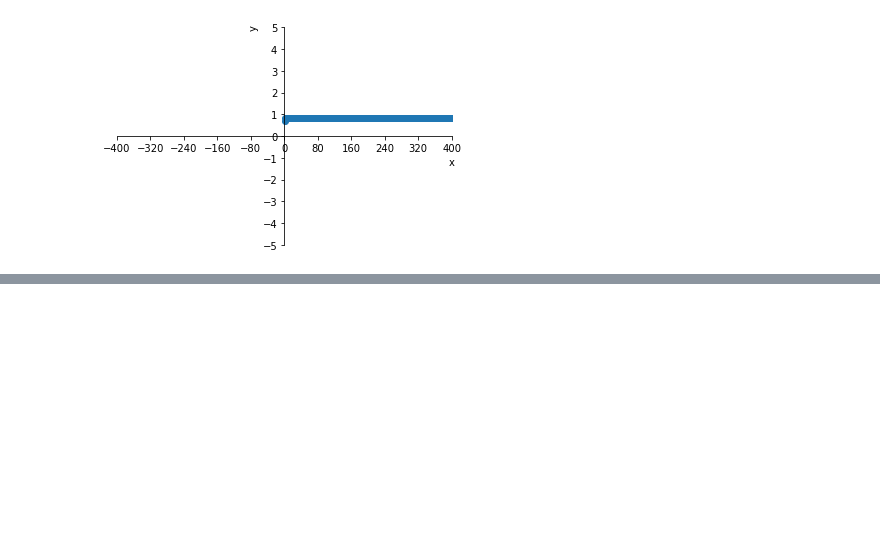
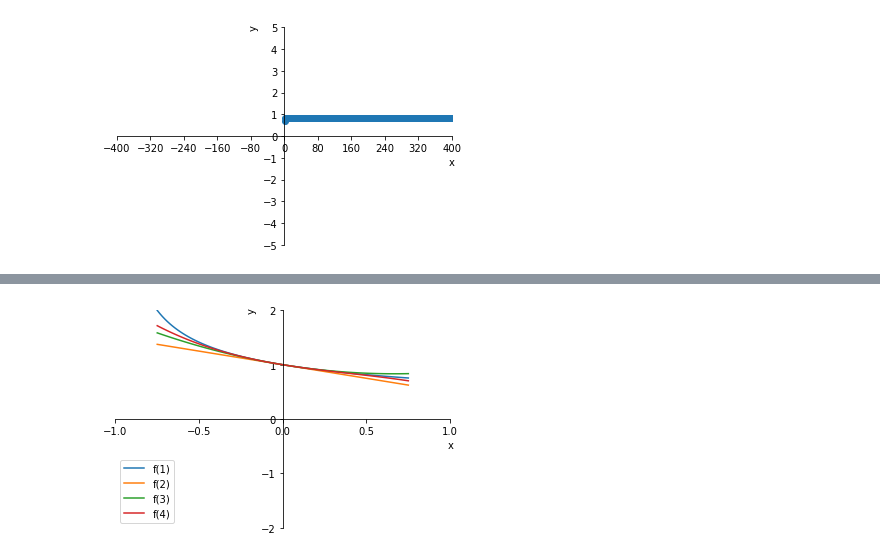
Before and after one commit to Zhurp2020/NLP-from-scratch, a Jupyter notebook: Thomas Calculus/Chapter 10 code.ipynb, the cells around one changed output, grey strips where cells are left out. Saved outputs shown, nothing was run; the diff lists cells and outputs as text; code cells hidden in the pictures; blank space fills up the shorter version.

```diff
--- a/Thomas Calculus/Chapter 10 code.ipynb
+++ b/Thomas Calculus/Chapter 10 code.ipynb
@@ -140,0 +159,12 @@ p.ax.scatter(x,y)
+# %%
+def f1(x):
+    return 1/np.sqrt(1+x)
+def f2(x):
+    return 1-0.5*x
+def f3(x):
+    return 1-0.5*x + (3/8)*(x**2)
+def f4(x):
+    return 1-0.5*x + (3/8)*(x**2) -(5/16)*(x**3)
+FunctionPlotter([f1,f2,f3,f4],3,np.linspace(-0.75,0.75,100),ticks=[np.linspace(-1,1,5),np.linspace(-2,2,5)],lim=[(-1,1),(-2,2)]).PlotMultiFunction()
+# %% [output]
+[figure, added]
```
Also changed, not shown: parts of 4 cells of this notebook, 2 other files.
